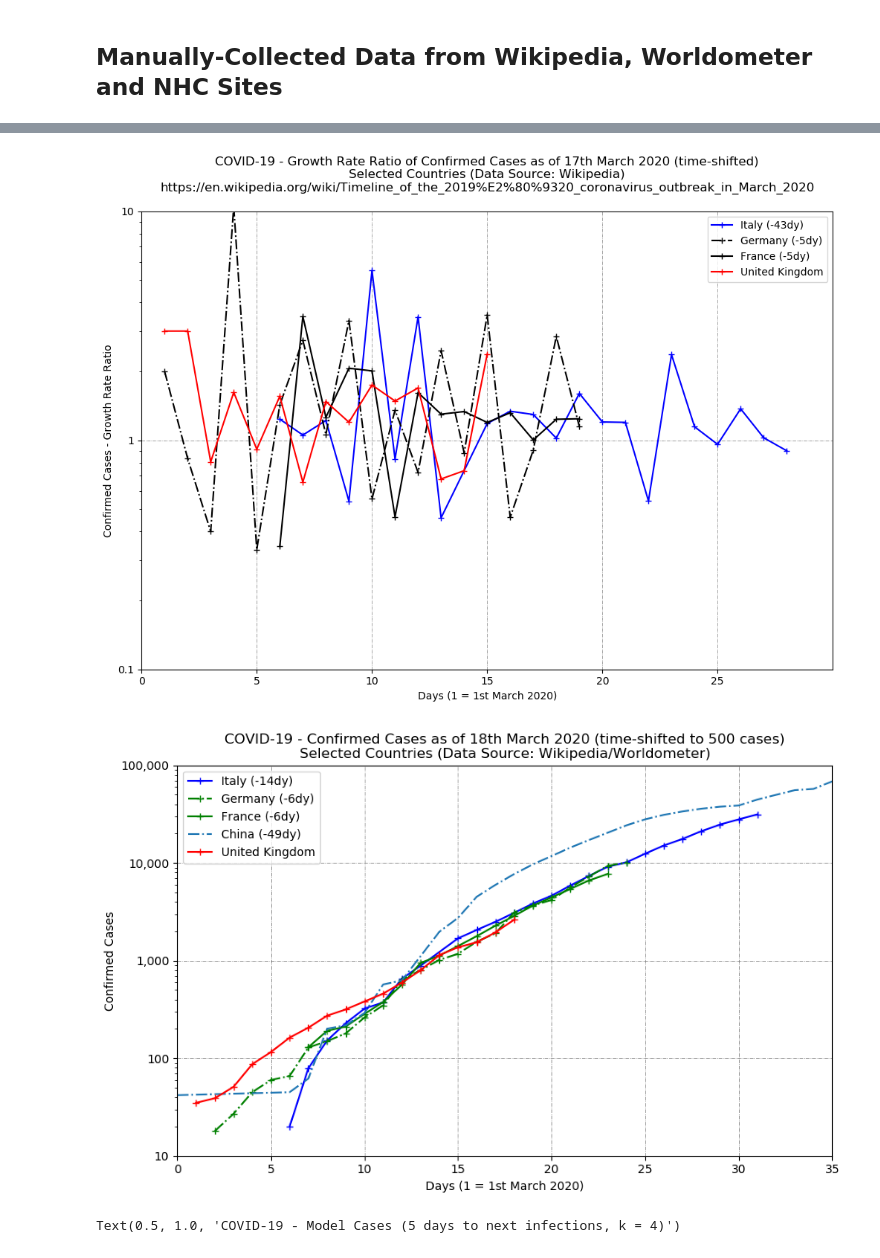
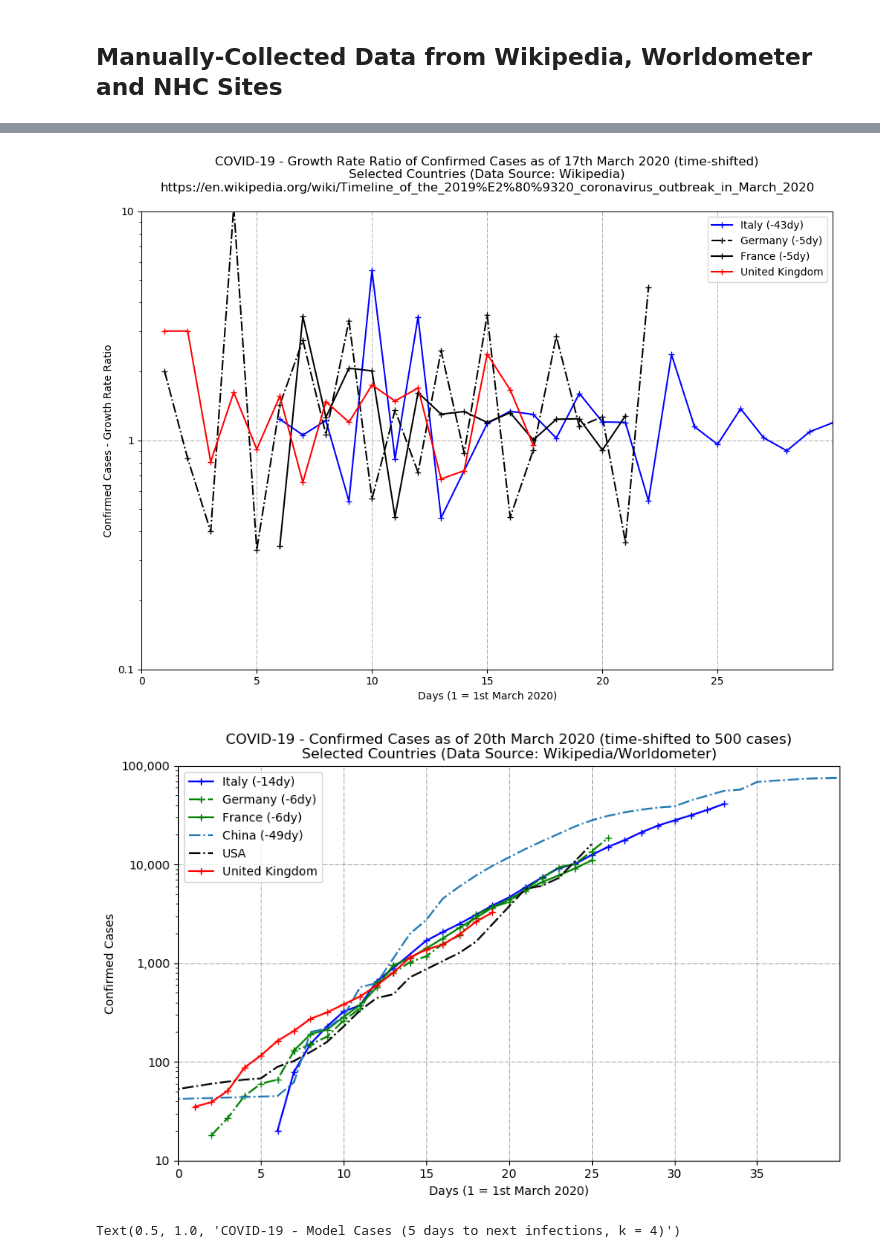
Before and after one commit to hywelowen/coronavirusgraphs, a Jupyter notebook: coronavirus.ipynb, the cells around one changed output, grey strips where cells are left out. Drawn from its saved outputs; the diff is of its cells as text; code cells hidden in the pictures.

```diff
--- a/coronavirus.ipynb
+++ b/coronavirus.ipynb
@@ -27,36 +27,36 @@ plt.style.use('default')
 #
 # Also using https://www.worldometers.info/coronavirus/
 #
-# Data updated 17th March
+# Data updated 19th March
 
-days_uk = np.array([1,2,3,4,5,6,7,8,9,10,11,12,13,14,15,16,17,18]) # Days in March
-cases_uk = np.array([35,39,51,87,116,163,206,273,317,382,460,596,798,1140,1372,1543,1950,2626]) # UK Confirmed Cases in March
+days_uk = np.array([1,2,3,4,5,6,7,8,9,10,11,12,13,14,15,16,17,18,19]) # Days in March
+cases_uk = np.array([35,39,51,87,116,163,206,273,317,382,460,596,798,1140,1372,1543,1950,2626,3269]) # UK Confirmed Cases in March
 cases_uk_growth = [100*(cases_uk[i]-cases_uk[i-1])/cases_uk[i-1] for i in range(1,len(cases_uk))]
 cases_uk_growth_ratio = [(cases_uk[i]-cases_uk[i-1])/(cases_uk[i-1]-cases_uk[i-2]) for i in range(2,len(cases_uk))]
 
 
-days_germany =np.array( [25, 26, 27, 28, 29,29+1,29+2,29+3,29+4,29+5,29+6,29+7,29+8,29+9,29+10,29+11,29+12,29+13,29+14,29+15,29+16,29+17,29+18])# Days since 1st February
-cases_germany = np.array([18, 27, 45, 60, 66, 129,150,180,262,349,639,800,1018,1176,1565,1908,3117,3675,4181,5620,7272,9367,10120]) # Germany Confirmed Cases
+days_germany =np.array( [25, 26, 27, 28, 29,29+1,29+2,29+3,29+4,29+5,29+6,29+7,29+8,29+9,29+10,29+11,29+12,29+13,29+14,29+15,29+16,29+17,29+18,29+19,29+20])# Days since 1st February
+cases_germany = np.array([18, 27, 45, 60, 66, 129,150,180,262,349,639,800,1018,1176,1565,1908,3117,3675,4181,5620,7272,9367,10120,13632,18588]) # Germany Confirmed Cases
 cases_germany_growth = [100*(cases_germany[i]-cases_germany[i-1])/cases_germany[i-1] for i in range(1,len(cases_germany))]
 cases_germany_growth_ratio = [(cases_germany[i]-cases_germany[i-1])/(cases_germany[i-1]-cases_germany[i-2]) for i in range(2,len(cases_germany))]
 
 
-days_france =np.array( [1,2,3,4,5,6,7,8,9,10,11,12,13,14,15,16,17])# Days in March
-cases_france = np.array([130,191,212,285,377,567,949,1126,1412,1784,2281,2876,3661,4449,5423,6633,7730]) # France Confirmed Cases in March
+days_france =np.array( [1,2,3,4,5,6,7,8,9,10,11,12,13,14,15,16,17,18,19])# Days in March
+cases_france = np.array([130,191,212,285,377,567,949,1126,1412,1784,2281,2876,3661,4449,5423,6633,7730,9134,10995]) # France Confirmed Cases in March
 cases_france_growth = [100*(cases_france[i]-cases_france[i-1])/cases_france[i-1] for i in range(1,len(cases_france))]
 cases_france_growth_ratio = [(cases_france[i]-cases_france[i-1])/(cases_france[i-1]-cases_france[i-2]) for i in range(2,len(cases_france))]
 
 
-days_italy =np.array( [21, 22, 23, 24, 25, 26, 27, 28, 29+1,29+2,29+3,29+4,29+5,29+6,29+7,29+8,29+9,29+10,29+11,29+12, 29+13,29+14,29+15,29+16,29+17]) # Days since 1st February
-cases_italy = np.array([20, 79, 152, 229, 323, 374, 655, 888, 1694,2064,2502,3089,3850,4628,5875,7375,9172,10149,12462,15113,17660,21157,24747,27980,31506]) # Italy Confirmed Cases
+days_italy =np.array( [21, 22, 23, 24, 25, 26, 27, 28, 29+1,29+2,29+3,29+4,29+5,29+6,29+7,29+8,29+9,29+10,29+11,29+12, 29+13,29+14,29+15,29+16,29+17,29+18,29+19]) # Days since 1st February
+cases_italy = np.array([20, 79, 152, 229, 323, 374, 655, 888, 1694,2064,2502,3089,3850,4628,5875,7375,9172,10149,12462,15113,17660,21157,24747,27980,31506,35713,41035]) # Italy Confirmed Cases
 cases_italy_growth = [100*(cases_italy[i]-cases_italy[i-1])/cases_italy[i-1] for i in range(1,len(cases_italy))]
 cases_italy_growth_ratio = [(cases_italy[i]-cases_italy[i-1])/(cases_italy[i-1]-cases_italy[i-2]) for i in range(2,len(cases_italy))]
 
 
 #deaths_italy = np.array([1,2,3,7,12,17,21,29,34,52,80,107,148,197,233,366]) # Italy Confirmed Deaths
 
-days_usa =np.array( [20,21,24,26,28,29,29+1,29+2,29+3,29+4,29+5,29+6,29+7,29+8,29+9,29+12,29+13,29+16,29+17,29+18]) # Days since 1st February
-cases_usa = np.array([16,35,53,60,66,68,89,102,126,159,228,332,444,483,717,1272,1645,5663,6084,7301])
+days_usa =np.array( [20,21,24,26,28,29,29+1,29+2,29+3,29+4,29+5,29+6,29+7,29+8,29+9,29+12,29+13,29+16,29+17,29+18,29+20]) # Days since 1st February
+cases_usa = np.array([16,35,53,60,66,68,89,102,126,159,228,332,444,483,717,1272,1645,5663,6084,7301,16067])
 
 days_skorea =np.array( [11,16,17,18,19,20,21,22,23,24,25,26,27,28,29, 29+1,29+2,29+3,29+4,29+5,29+7,29+8,29+9,29+12]) # Days since 1st February
 cases_skorea = np.array([28,29,30,31,51,104,204,433,602,833,977,1261,1766,2337,3150,3736,4335,5186,5621,5766,7041,7134,7478,7979])
@@ -106,31 +106,31 @@ plt.legend(['Italy (-43dy)','Germany (-5dy)','France (-5dy)','United Kingdom'])
 plt.title('COVID-19 - Growth Rate Ratio of Confirmed Cases as of 17th March 2020 (time-shifted)\nSelected Countries (Data Source: Wikipedia)\nhttps://en.wikipedia.org/wiki/Timeline_of_the_2019%E2%80%9320_coronavirus_outbreak_in_March_2020\n')
 plt.savefig("coronaviruscasesgrowthrateratiowikipedia.png")
 # %% [output]
-[figure, old version]
+[figure, new version]
 # %%
 plt.figure(figsize=(10,6))
 plt.plot(days_italy-29+14, cases_italy,'b+-')
 plt.plot(days_germany-29+6, cases_germany,'g+-.')
 plt.plot(days_france+6, cases_france,'g+-')
-#plt.plot(days_usa-29+2, cases_usa,'ro-')
 #plt.plot(days_skorea-29+15, cases_skorea,'k-')
 plt.plot(days_china-29+49, cases_china,'-.')
+plt.plot(days_usa-29+5, cases_usa,'k-.')
 #plt.plot(days_iran-29+10, cases_iran,'b-')
 #plt.plot(days_india-6, cases_india,'b-.')
 plt.plot(days_uk, cases_uk,'r+-')
 plt.grid(linestyle='-.', linewidth='0.5', color='gray')
 plt.yscale('log')
 plt.ylim(10,1000)
-plt.xlim(0,35)
+plt.xlim(0,40)
 plt.xticks(np.arange(0,40,5))
 plt.yticks([10,100,1000,1e4,1e5],['10','100','1,000','10,000','100,000'])
 plt.xlabel('Days (1 = 1st March 2020)')
 plt.ylabel('Confirmed Cases')
-plt.legend(['Italy (-14dy)','Germany (-6dy)','France (-6dy)','China (-49dy)','United Kingdom'])
-plt.title('COVID-19 - Confirmed Cases as of 18th March 2020 (time-shifted to 500 cases)\nSelected Countries (Data Source: Wikipedia/Worldometer)')
+plt.legend(['Italy (-14dy)','Germany (-6dy)','France (-6dy)','China (-49dy)','USA','United Kingdom'])
+plt.title('COVID-19 - Confirmed Cases as of 20th March 2020 (time-shifted to 500 cases)\nSelected Countries (Data Source: Wikipedia/Worldometer)')
 plt.savefig("coronaviruscaseswikipedia.png")
 # %% [output]
-[figure, old version]
+[figure, new version]
 # %%
 # This model should NOTE be used for any predictive purposes. This is NOT an epidemiology model.
 # There is NO implied fitness of use for this code.
```
Also changed, not shown: parts of 10 cells of this notebook, 9 other files.
